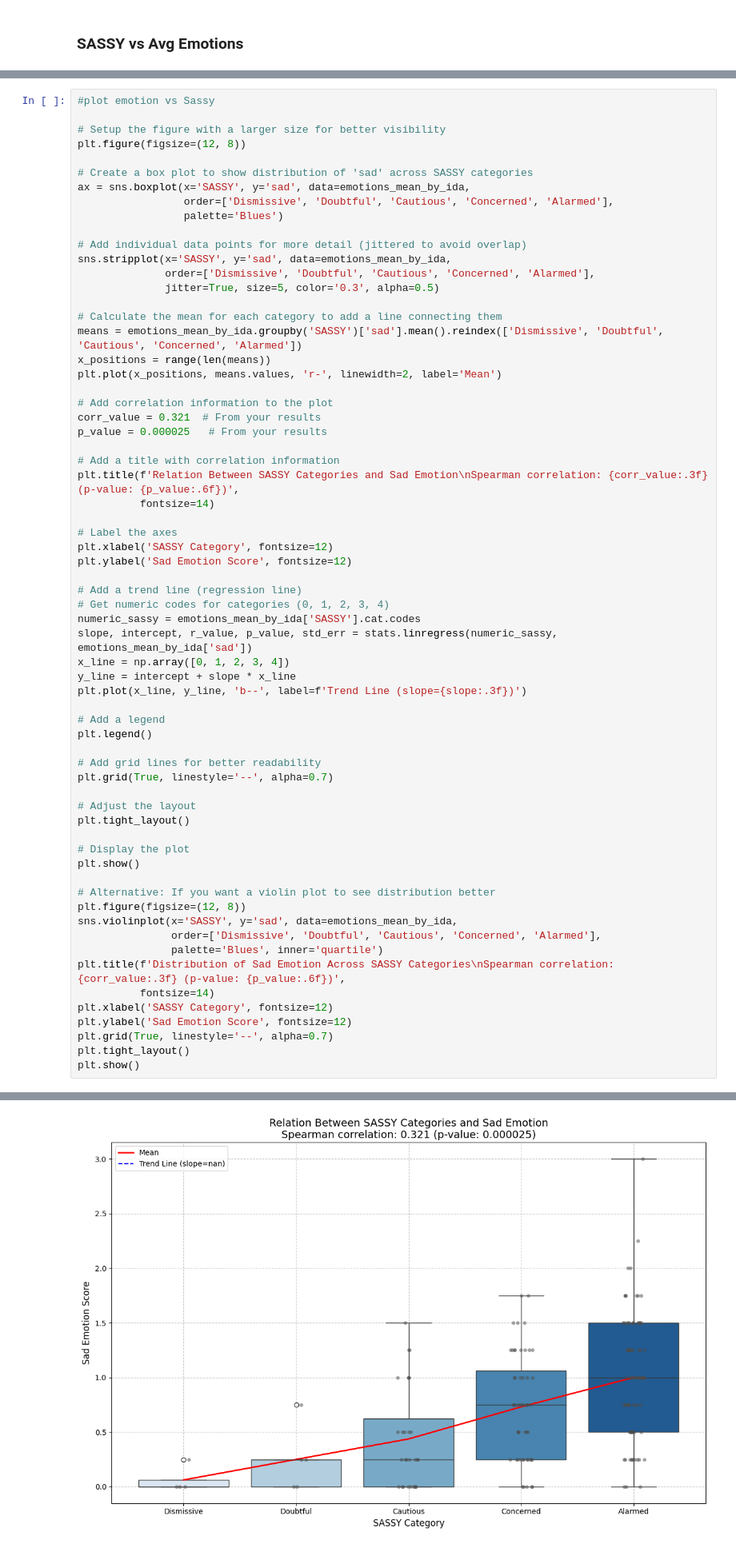
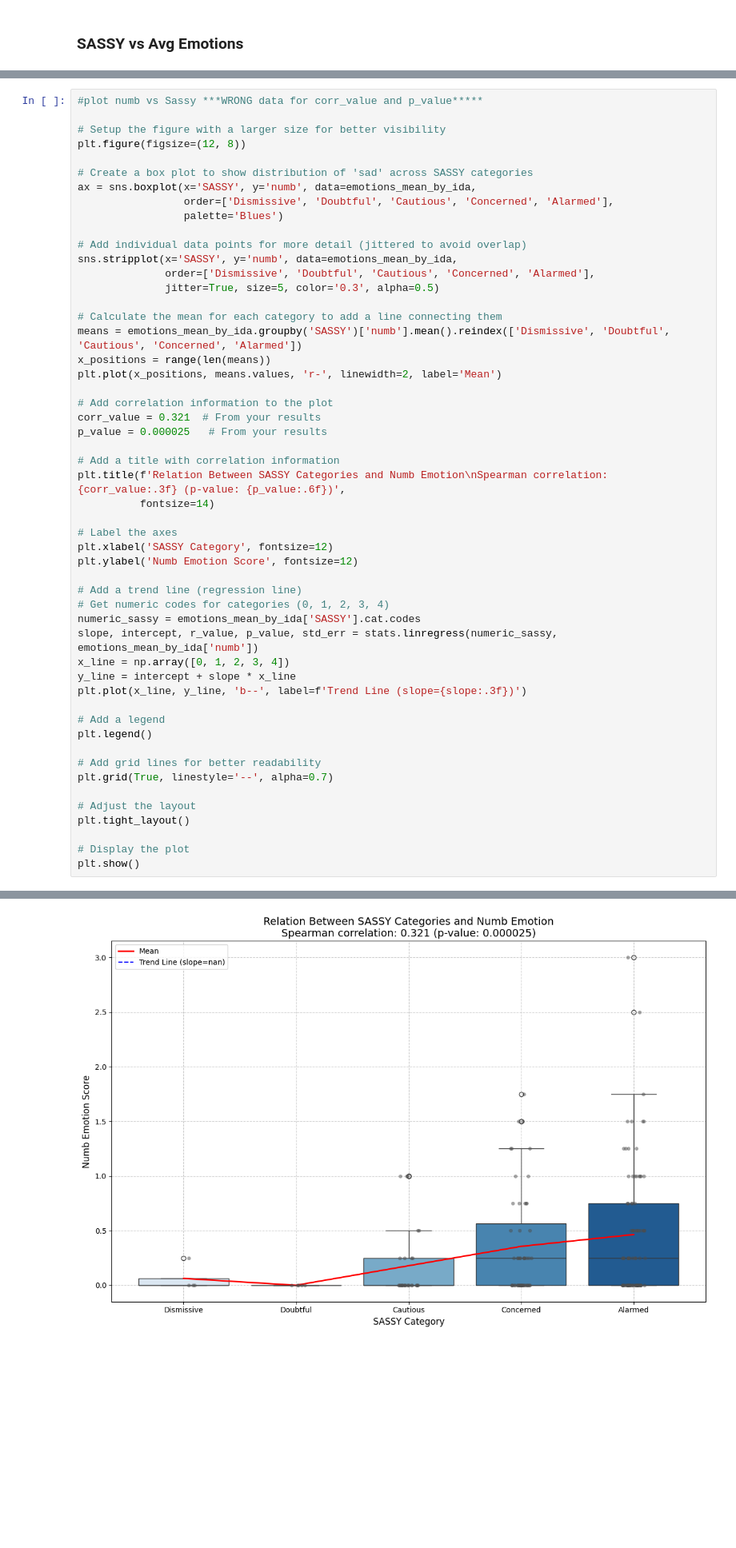
Before and after one commit to Hailcyon/AISL-data-analysis, a Jupyter notebook: average_emot_tests.ipynb, the cells around one changed output, grey strips where cells are left out. Shown at 80% size. Saved outputs shown, nothing was run; the diff lists cells and outputs as text; blank space fills up the shorter version.

```diff
--- a/average_emot_tests.ipynb
+++ b/average_emot_tests.ipynb
@@ -287,21 +382,21 @@ display(spearman_results_df)
 # %%
-#plot emotion vs Sassy
+#plot numb vs Sassy ***WRONG data for corr_value and p_value*****
 
 # Setup the figure with a larger size for better visibility
 plt.figure(figsize=(12, 8))
 
 # Create a box plot to show distribution of 'sad' across SASSY categories
-ax = sns.boxplot(x='SASSY', y='sad', data=emotions_mean_by_ida,
+ax = sns.boxplot(x='SASSY', y='numb', data=emotions_mean_by_ida,
                  order=['Dismissive', 'Doubtful', 'Cautious', 'Concerned', 'Alarmed'],
                  palette='Blues')
 
 # Add individual data points for more detail (jittered to avoid overlap)
-sns.stripplot(x='SASSY', y='sad', data=emotions_mean_by_ida,
+sns.stripplot(x='SASSY', y='numb', data=emotions_mean_by_ida,
               order=['Dismissive', 'Doubtful', 'Cautious', 'Concerned', 'Alarmed'],
               jitter=True, size=5, color='0.3', alpha=0.5)
 
 # Calculate the mean for each category to add a line connecting them
-means = emotions_mean_by_ida.groupby('SASSY')['sad'].mean().reindex(['Dismissive', 'Doubtful', 'Cautious', 'Concerned', 'Alarmed'])
+means = emotions_mean_by_ida.groupby('SASSY')['numb'].mean().reindex(['Dismissive', 'Doubtful', 'Cautious', 'Concerned', 'Alarmed'])
 x_positions = range(len(means))
 plt.plot(x_positions, means.values, 'r-', linewidth=2, label='Mean')
 
@@ -310,17 +405,17 @@ corr_value = 0.321  # From your results
 p_value = 0.000025   # From your results
 
 # Add a title with correlation information
-plt.title(f'Relation Between SASSY Categories and Sad Emotion\nSpearman correlation: {corr_value:.3f} (p-value: {p_value:.6f})',
+plt.title(f'Relation Between SASSY Categories and Numb Emotion\nSpearman correlation: {corr_value:.3f} (p-value: {p_value:.6f})',
           fontsize=14)
 
 # Label the axes
 plt.xlabel('SASSY Category', fontsize=12)
-plt.ylabel('Sad Emotion Score', fontsize=12)
+plt.ylabel('Numb Emotion Score', fontsize=12)
 
 # Add a trend line (regression line)
 # Get numeric codes for categories (0, 1, 2, 3, 4)
 numeric_sassy = emotions_mean_by_ida['SASSY'].cat.codes
-slope, intercept, r_value, p_value, std_err = stats.linregress(numeric_sassy, emotions_mean_by_ida['sad'])
+slope, intercept, r_value, p_value, std_err = stats.linregress(numeric_sassy, emotions_mean_by_ida['numb'])
 x_line = np.array([0, 1, 2, 3, 4])
 y_line = intercept + slope * x_line
 plt.plot(x_line, y_line, 'b--', label=f'Trend Line (slope={slope:.3f})')
@@ -336,19 +431,6 @@ plt.tight_layout()
 
 # Display the plot
 plt.show()
-
-# Alternative: If you want a violin plot to see distribution better
-plt.figure(figsize=(12, 8))
-sns.violinplot(x='SASSY', y='sad', data=emotions_mean_by_ida,
-               order=['Dismissive', 'Doubtful', 'Cautious', 'Concerned', 'Alarmed'],
-               palette='Blues', inner='quartile')
-plt.title(f'Distribution of Sad Emotion Across SASSY Categories\nSpearman correlation: {corr_value:.3f} (p-value: {p_value:.6f})',
-          fontsize=14)
-plt.xlabel('SASSY Category', fontsize=12)
-plt.ylabel('Sad Emotion Score', fontsize=12)
-plt.grid(True, linestyle='--', alpha=0.7)
-plt.tight_layout()
-plt.show()
 # %% [output]
 Passing `palette` without assigning `hue` is deprecated and will be removed in v0.14.0. Assign the `x` variable to `hue` and set `legend=False` for the same effect.
 
@@ -356 +438 @@ Passing `palette` without assigning `hue` is deprecated and will be removed in v
-[figure, old version]
+[figure, new version]
```
Also changed, not shown: parts of 7 cells of this notebook.
